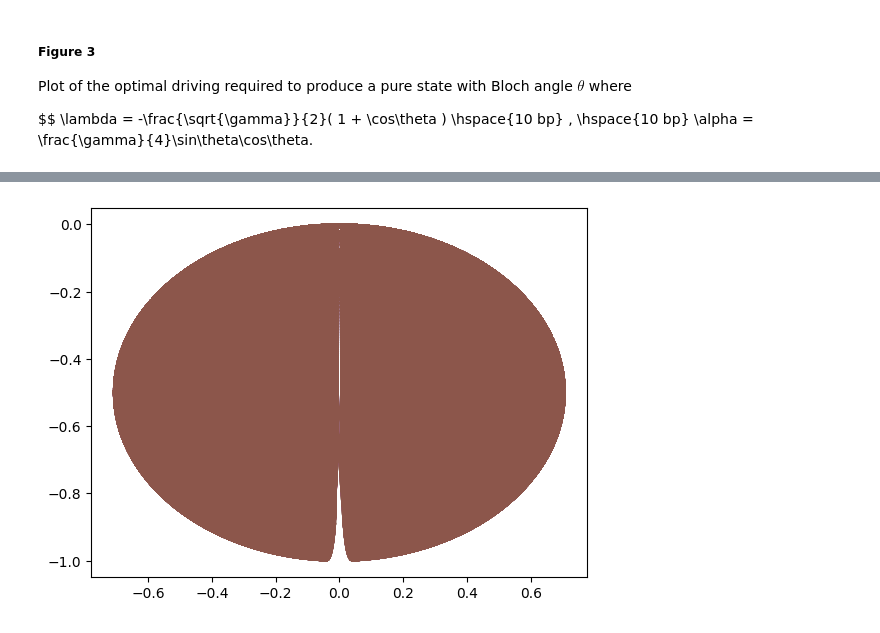
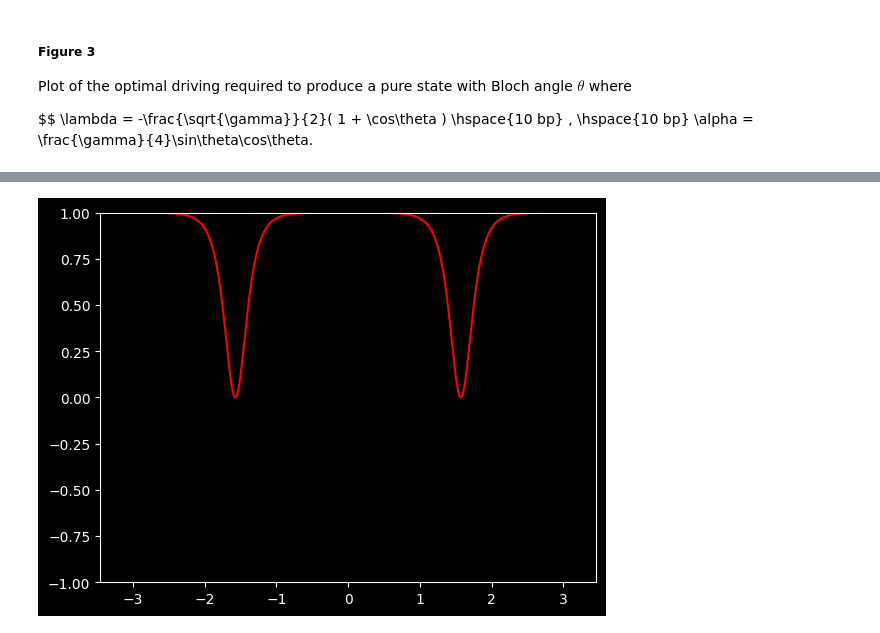
Before and after one commit to vathzen/qmsc-python-project, a Jupyter notebook: Project.ipynb, the cells around one changed output, grey strips where cells are left out. Cells and saved outputs as stored; diff of their text form; code cells hidden in the pictures.

```diff
--- a/Project.ipynb
+++ b/Project.ipynb
@@ -9,6 +9,7 @@ Implementation by Srivathsan S
 import numpy as np
 import matplotlib.pyplot as plt
 from math import sqrt
+plt.style.use('dark_background')
 # %% [markdown]
 ##### Figure 2
 The stationary solution of the master equation is given by:
@@ -45,7 +46,7 @@ $$
 # %%
 #Gamma is set to one for dimensionless alpha and lambda
 gamma = 1
-theta = np.linspace(-np.pi,np.pi,100)
+theta = np.linspace(-np.pi,np.pi,1000)
 
 lambd = {}
 alpha = {}
@@ -64,0 +66,8 @@ plt.show()
+# %%
+def maximise(l,x,n):
+    g = 1
+    a = ( (n + 4*n*l + 4*l*l) / 4*n ) * np.tan(x)
+    D = (g**2) * (n**2) + 6*(g**1.5)*(n**2)*l + 2*g*n*(3+4*n)*(l**2) + 16*sqrt(g)*n*(l**3) + 8*((a**2) * (n**2) + (l**4))
+    X = (-4*a*(n**2)*(g+2*sqrt(g)*l))/D
+    Z = (-sqrt(g)*n*(sqrt(g) + 2*l)*(g*n +4*sqrt(g)*n*l + 4*l*l))/D
+    return -( X*X + Z*Z )
@@ -65,21 +110,30 @@ plt.show()
 # %%
-eta = [1, 0.8, 0.6, 0.4, 0.2, 0]
-alpha = np.linspace(-100,100,1000)
-gamma = np.linspace(0.01,10,100)
-lambdas = np.linspace(0.0,1,10)
+from scipy.optimize import minimize_scalar
 
-x = []
+p = []
 z = []
+A = {}
+
+ax = plt.gca()
+ax.set_ylim([-1, 1])
+
+eta = [0.8]
+g = 1
 
 for n in eta:
-    for a in alpha:
-        for g in gamma:
-            for l in lambdas:
-                D = (g**2) * (n**2) + 6*(g**1.5)*(n**2)*l + 2*g*n*(3+4*n)*l**2 + 16*sqrt(g)*n*(l**3) + 8*((a**2) * (n**2) + (l**4))
-                x.append( (-4*a*(n**2)*(g+2*sqrt(g)*l))/D )
-                z.append( (-sqrt(g)*n*(sqrt(g) + 2*l)*(g*n +4*sqrt(g)*n*l + 4*l*l))/D )
+    for x in theta:
+        result = minimize_scalar(maximise, args=(x,n))
+        l = -result.fun
+        a = ( (n + 4*n*l + 4*l*l) / 4*n ) * np.tan(x)
+        # D = (g**2) * (n**2) + 6*(g**1.5)*(n**2)*l + 2*g*n*(3+4*n)*(l**2) + 16*sqrt(g)*n*(l**3) + 8*((a**2) * (n**2) + (l**4))
+        # p.append((-4*a*(n**2)*(g+2*sqrt(g)*l))/D)
+        # z.append((-sqrt(g)*n*(sqrt(g) + 2*l)*(g*n +4*sqrt(g)*n*l + 4*l*l))/D)
+        A[x] = l
 
-    plt.plot(x,z)
+    # plt.plot(p,z)
+    plt.plot(*zip(*sorted(A.items())),'r')
+    p.clear()
+    z.clear()
 plt.show()
 # %% [output]
-[figure, old version]
+[figure, new version]
```
Also changed, not shown: parts of 3 cells of this notebook.
